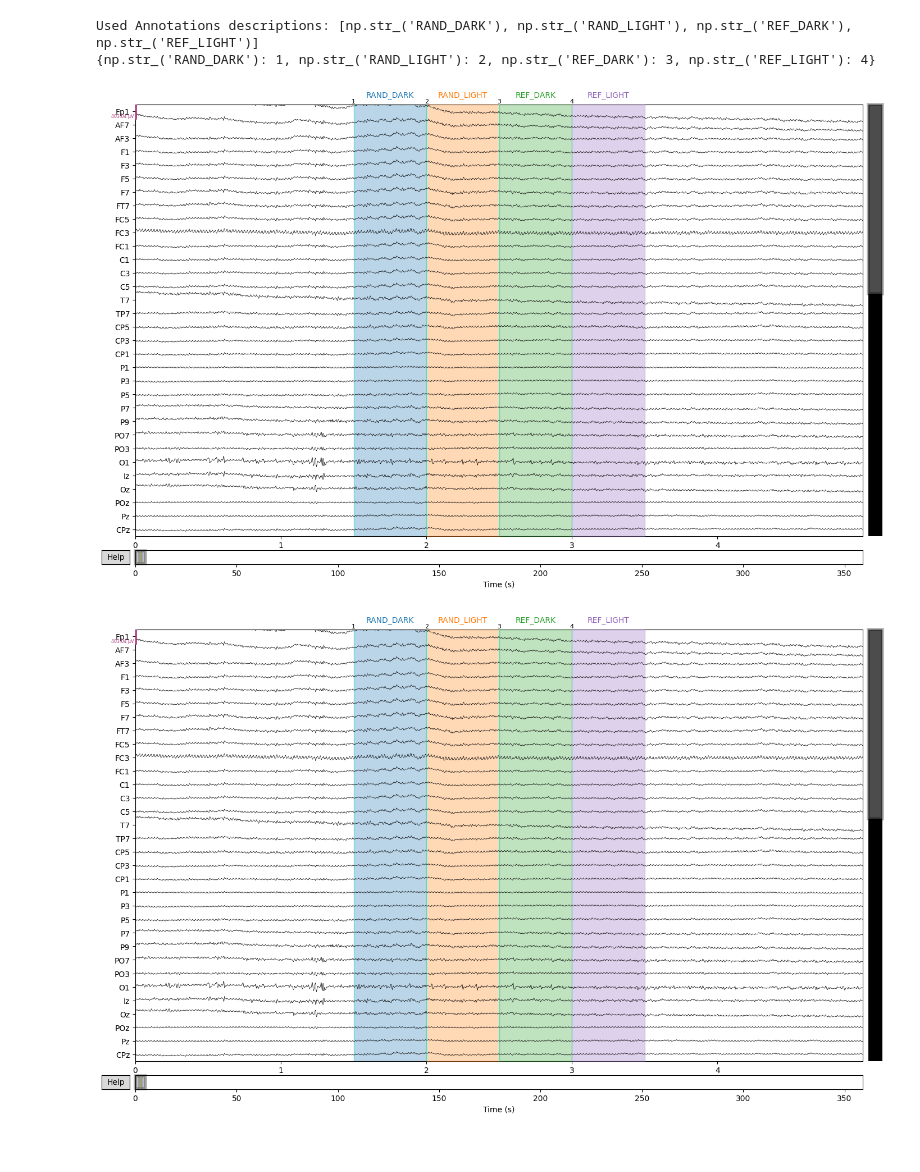
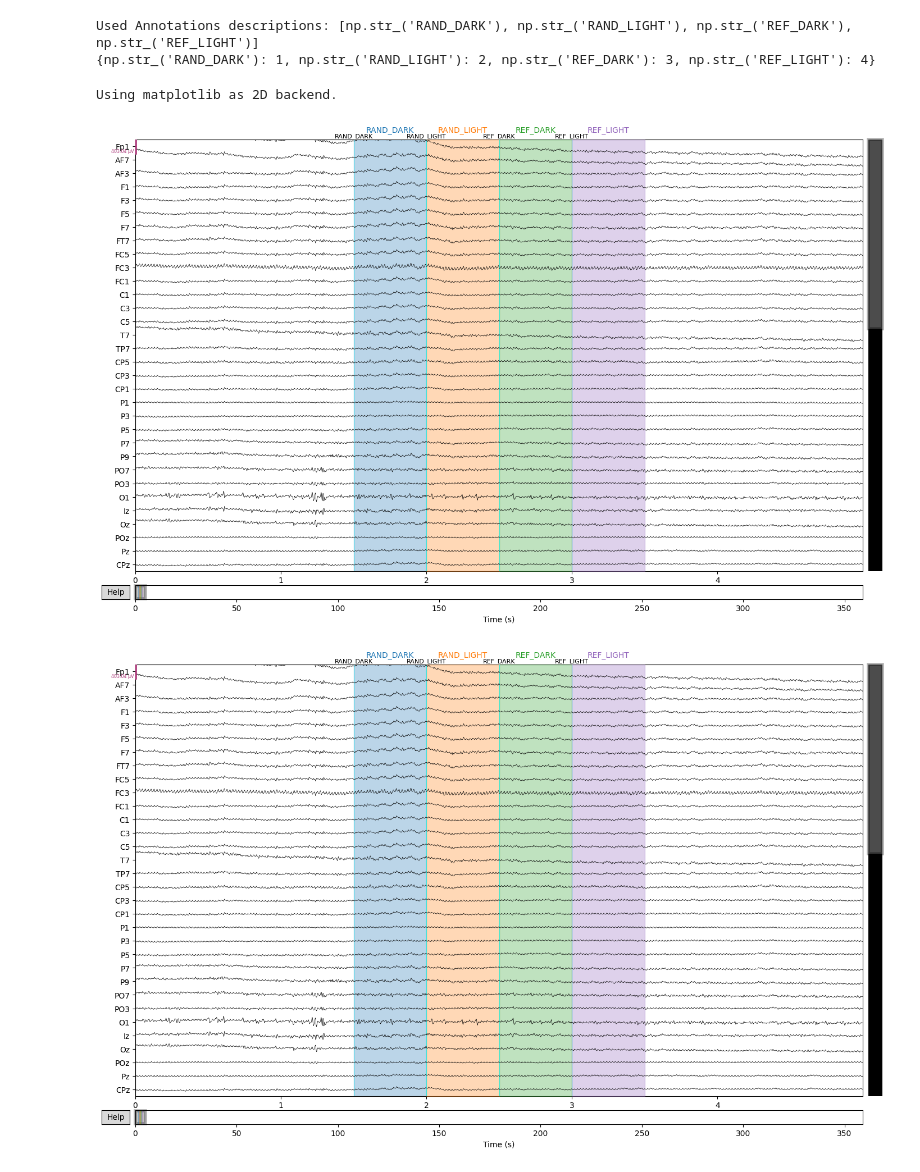
Before and after one commit to 0lisaaaa2/EEG_Project, a Jupyter notebook: milestone2.ipynb, the cells around one changed output. Drawn from its saved outputs; the diff is of its cells as text; code cells hidden in the pictures.

Commit message:
changes to plots

```diff
--- a/milestone2.ipynb
+++ b/milestone2.ipynb
@@ -103,6 +91,7 @@ Used Annotations descriptions: [np.str_('RAND_DARK'), np.str_('RAND_LIGHT'), np.
 # %%
 #%matplotlib qt
-raw.plot(events=events, block=True, scalings='auto', duration=5, n_channels=32)
+raw.plot(events=events, event_id=event_id, block=True, scalings='auto', duration=5, n_channels=32)
 # %% [output]
+Using matplotlib as 2D backend.
-[figure, old version]
+[figure, new version]
-[figure, old version]
+[figure, new version]
```
Also changed, not shown: parts of 9 cells of this notebook, 1 other file.
